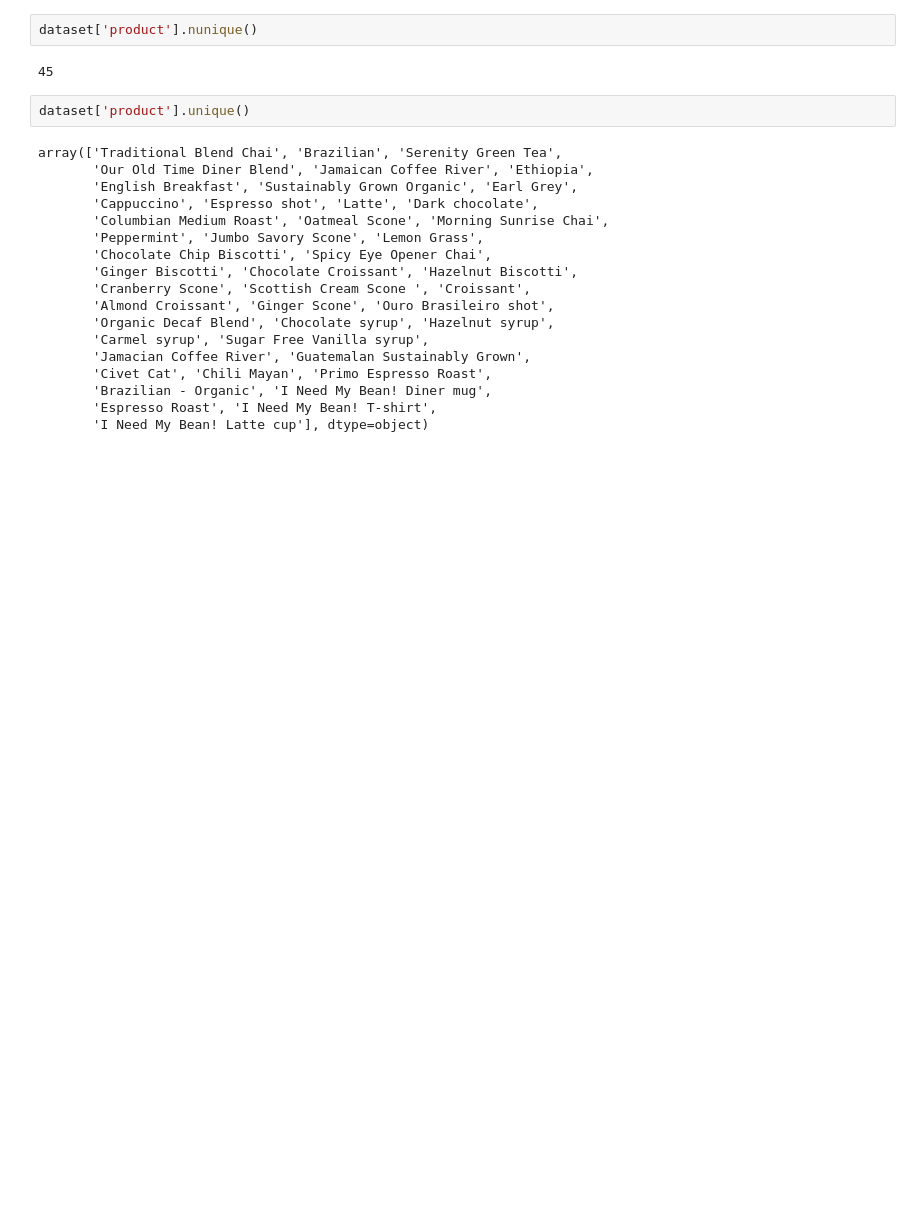
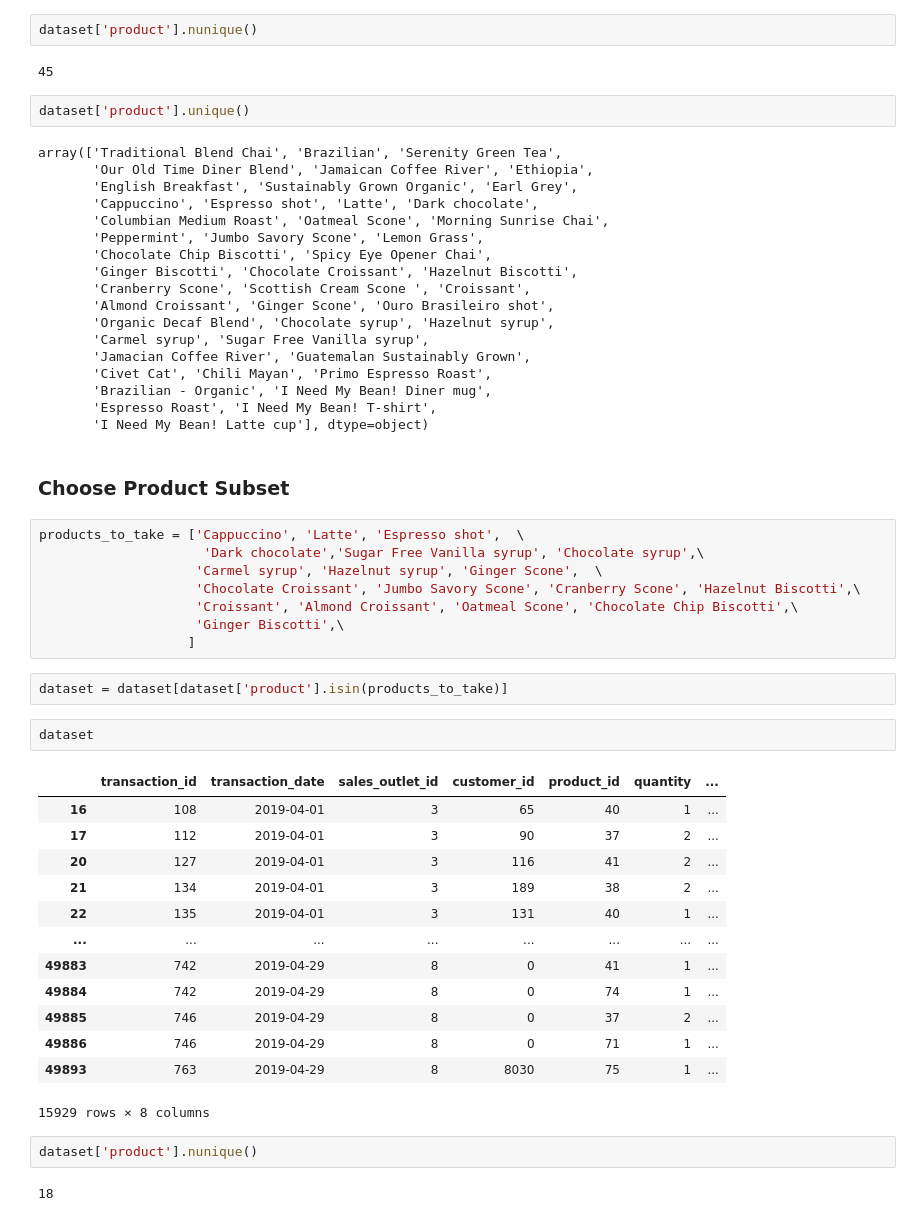
Before and after one commit to NikkiAung/AI_Integrated_Coffee_Shop_App, a Jupyter notebook: python_code/recommendation_engine_training.ipynb, the cells around one changed output. Cells and saved outputs as stored; diff of their text form; blank space fills up the shorter version.

Commit message:
cleaning data | considering customers buying more than 1 item

```diff
--- a/python_code/recommendation_engine_training.ipynb
+++ b/python_code/recommendation_engine_training.ipynb
@@ -112,3 +112,35 @@ array(['Traditional Blend Chai', 'Brazilian', 'Serenity Green Tea',
        'Brazilian - Organic', 'I Need My Bean! Diner mug',
        'Espresso Roast', 'I Need My Bean! T-shirt',
        'I Need My Bean! Latte cup'], dtype=object)
+# %% [markdown]
+### Choose Product Subset
+# %%
+products_to_take = ['Cappuccino', 'Latte', 'Espresso shot',  \
+                     'Dark chocolate','Sugar Free Vanilla syrup', 'Chocolate syrup',\
+                    'Carmel syrup', 'Hazelnut syrup', 'Ginger Scone',  \
+                    'Chocolate Croissant', 'Jumbo Savory Scone', 'Cranberry Scone', 'Hazelnut Biscotti',\
+                    'Croissant', 'Almond Croissant', 'Oatmeal Scone', 'Chocolate Chip Biscotti',\
+                    'Ginger Biscotti',\
+                   ]
+# %%
+dataset = dataset[dataset['product'].isin(products_to_take)]
+# %%
+dataset
+# %% [output]
+|  | transaction_id | transaction_date | sales_outlet_id | customer_id | product_id | quantity | ... |
+| 16 | 108 | 2019-04-01 | 3 | 65 | 40 | 1 | ... |
+| 17 | 112 | 2019-04-01 | 3 | 90 | 37 | 2 | ... |
+| 20 | 127 | 2019-04-01 | 3 | 116 | 41 | 2 | ... |
+| 21 | 134 | 2019-04-01 | 3 | 189 | 38 | 2 | ... |
+| 22 | 135 | 2019-04-01 | 3 | 131 | 40 | 1 | ... |
+| ... | ... | ... | ... | ... | ... | ... | ... |
+| 49883 | 742 | 2019-04-29 | 8 | 0 | 41 | 1 | ... |
+| 49884 | 742 | 2019-04-29 | 8 | 0 | 74 | 1 | ... |
+| 49885 | 746 | 2019-04-29 | 8 | 0 | 37 | 2 | ... |
+| 49886 | 746 | 2019-04-29 | 8 | 0 | 71 | 1 | ... |
+| 49893 | 763 | 2019-04-29 | 8 | 8030 | 75 | 1 | ... |
+15929 rows × 8 columns
+# %%
+dataset['product'].nunique()
+# %% [output]
+18
```
Also changed, not shown: parts of 9 cells of this notebook.
